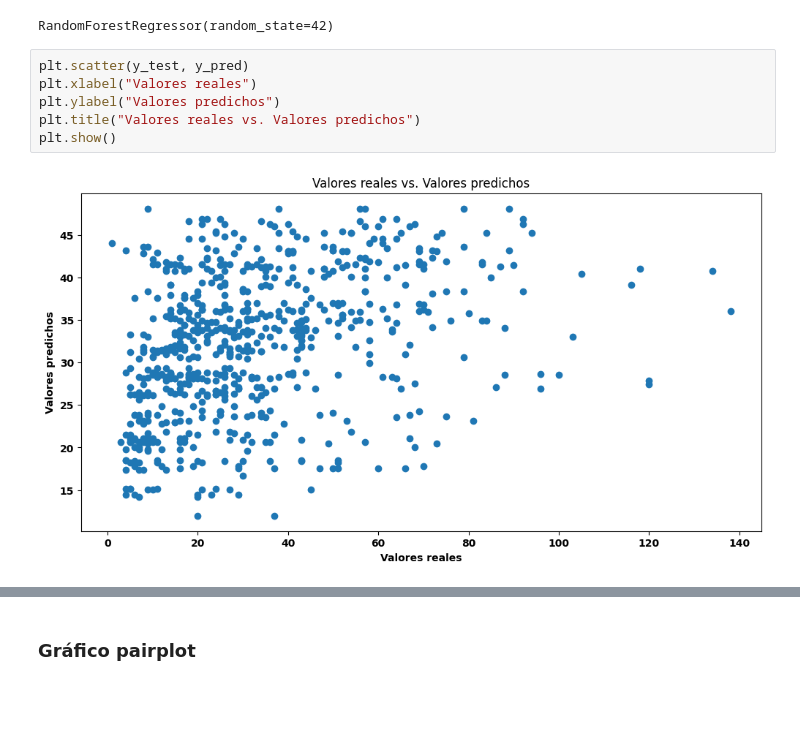
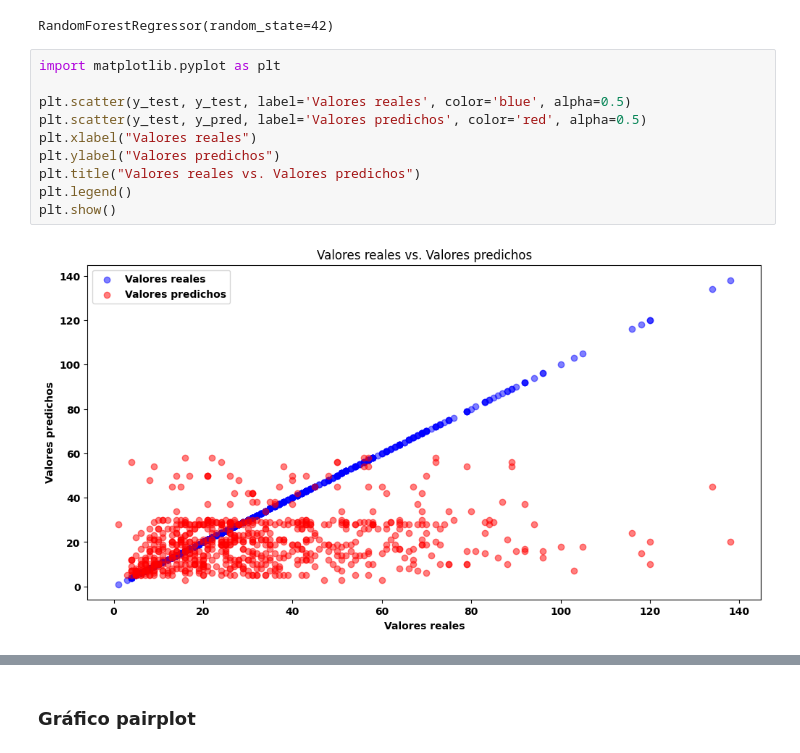
Before and after one commit to Enriquepardo/Fase-2, a Jupyter notebook: Fase_2(C) copy.ipynb, the cells around one changed output, grey strips where cells are left out. Drawn from its saved outputs; the diff is of its cells as text; blank space fills up the shorter version.

```diff
--- a/Fase_2(C) copy.ipynb
+++ b/Fase_2(C) copy.ipynb
@@ -466,11 +466,15 @@ forest_reg.fit(X_train, y_train)
 # %% [output]
 RandomForestRegressor(random_state=42)
 # %%
-plt.scatter(y_test, y_pred)
+import matplotlib.pyplot as plt
+
+plt.scatter(y_test, y_test, label='Valores reales', color='blue', alpha=0.5)
+plt.scatter(y_test, y_pred, label='Valores predichos', color='red', alpha=0.5)
 plt.xlabel("Valores reales")
 plt.ylabel("Valores predichos")
 plt.title("Valores reales vs. Valores predichos")
+plt.legend()
 plt.show()
 # %% [output]
-[figure, old version]
+[figure, new version]
 # %%
```
Also changed, not shown: parts of 1 cell of this notebook, 1 other file.
